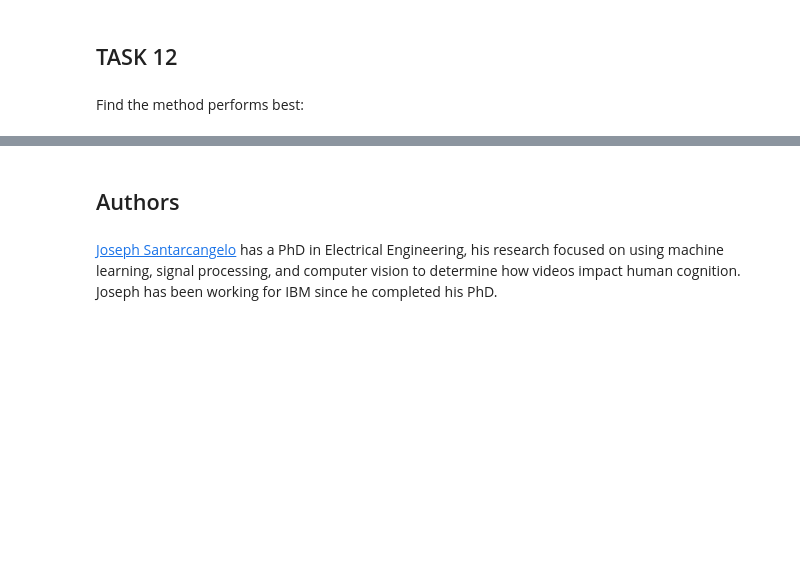
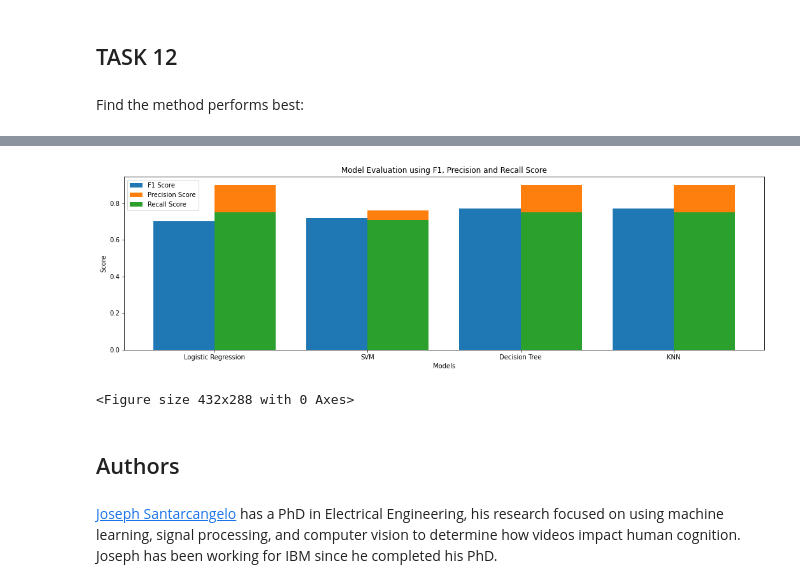
Before and after one commit to iUD07/testrep, a Jupyter notebook: UD_ML_Lab.ipynb, the cells around one changed output, grey strips where cells are left out. Saved outputs shown, nothing was run; the diff lists cells and outputs as text; code cells hidden in the pictures; blank space fills up the shorter version.

```diff
--- a/UD_ML_Lab.ipynb
+++ b/UD_ML_Lab.ipynb
@@ -350,3 +401,34 @@ Train Data:  0.8482142857142858
+# %%
+#modeldict={'Model':['Logistic Regression','SVM','Decision Tree','KNN'],
+#       'F1 Score':[0.7,0.72,0.77,0.77],
+#       'Precision Score':[0.9,0.76,0.9,0.9],
+#       'Recall Score':[0.75,0.708,0.75,0.75]}
+#models=pd.DataFrame(modeldict)
+#models
+X = ['Logistic Regression','SVM','Decision Tree','KNN']
+F1 = [0.7,0.72,0.77,0.77]
+Precision = [0.9,0.76,0.9,0.9]
+Recall=[0.75,0.708,0.75,0.75]
+
+X_axis = np.arange(len(X))
+
+f, ax = plt.subplots(figsize=(18,5))
+plt.bar(X_axis - 0.2, F1, 0.4, label = 'F1 Score')
+plt.bar(X_axis + 0.2, Precision, 0.4, label = 'Precision Score')
+plt.bar(X_axis + 0.2, Recall, 0.4, label = 'Recall Score')
+
+
+plt.xticks(X_axis, X)
+plt.xlabel("Models")
+plt.ylabel("Score")
+plt.title("Model Evaluation using F1, Precision and Recall Score")
+plt.legend()
+plt.show()
+
+plt.savefig('modelaccuracy.jpg')
+# %% [output]
+[figure, added]
+<Figure size 432x288 with 0 Axes>
 # %% [markdown]
 ## Authors
 # %% [markdown]
```
Also changed, not shown: parts of 4 cells of this notebook.
